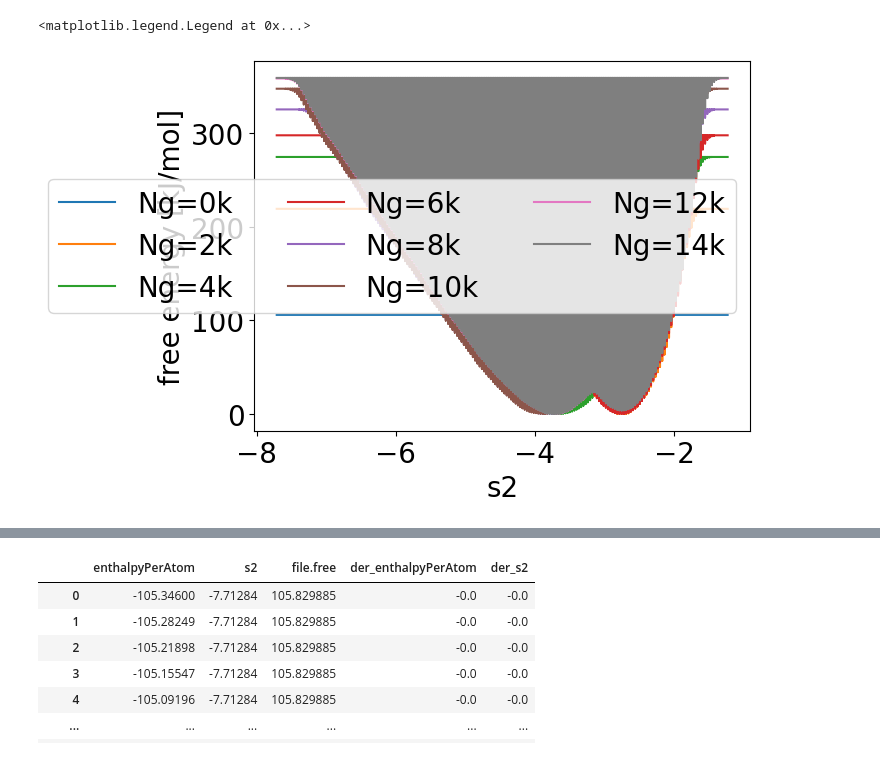
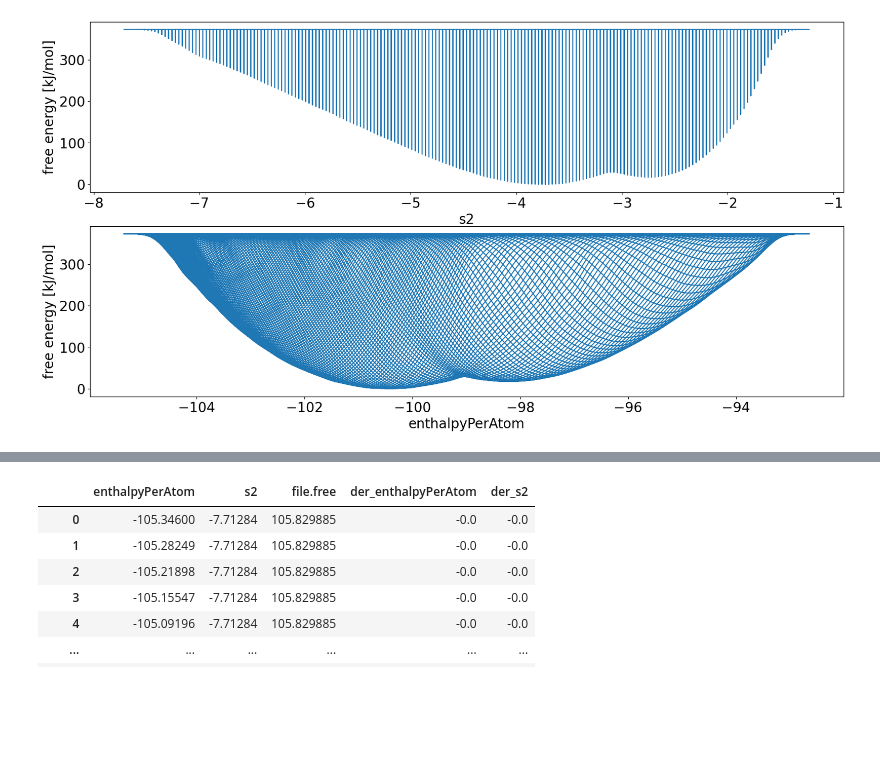
Before and after one commit to yaminbens/Proj23, a Jupyter notebook: Entropy-Enthalpy.ipynb, the cells around one changed output, grey strips where cells are left out. Drawn from its saved outputs; the diff is of its cells as text; code cells hidden in the pictures; blank space fills up the shorter version.

```diff
--- a/Entropy-Enthalpy.ipynb
+++ b/Entropy-Enthalpy.ipynb
@@ -40,15 +101,18 @@ plt.show()
 # %%
 import plumed
 # plot free energy as a function of simulation time
-for i in range(0,80,10):
- # import fes file into pandas dataset
- data=plumed.read_as_pandas("../../Vashti/metadNa350/fes/fes_"+str(i)+".dat")
- # plot fes
- plt.plot(data["s2"],data["file.free"], label="Ng="+str(int(2*i/10))+"k")
-# labels
-plt.xlabel("s2")
-plt.ylabel("free energy [kJ/mol]")
-plt.legend(ncol=3)
+fig = plt.figure(figsize=(20, 10))
+for i in [80]: #range(0,80,10):
+     # import fes file into pandas dataset
+    fes=plumed.read_as_pandas("../../Vashti/metadNa350/fes/fes_"+str(i)+".dat")
+    # plot fes
+    ax1 = fig.add_subplot(2,1,1)
+    plt.plot(fes["s2"],fes["file.free"] )#, label="Ng="+str(int(2*i/10))+"k")
+    plt.xlabel("s2")
+    plt.ylabel("free energy [kJ/mol]")
+    ax1 = fig.add_subplot(2,1,2)
+    plt.plot(fes["enthalpyPerAtom"],fes["file.free"] )#, label="Ng="+str(int(2*i/10))+"k")
+    plt.xlabel("enthalpyPerAtom")
+    plt.ylabel("free energy [kJ/mol]")
 # %% [output]
-<matplotlib.legend.Legend at 0x...>
-[figure, old version]
+[figure, new version]
```
Also changed, not shown: parts of 6 cells of this notebook, 1 other file.
